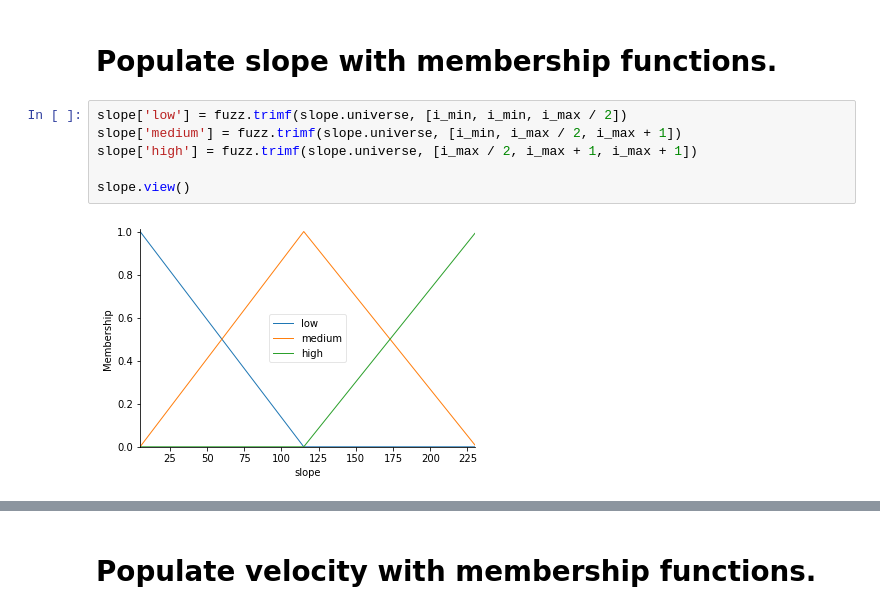
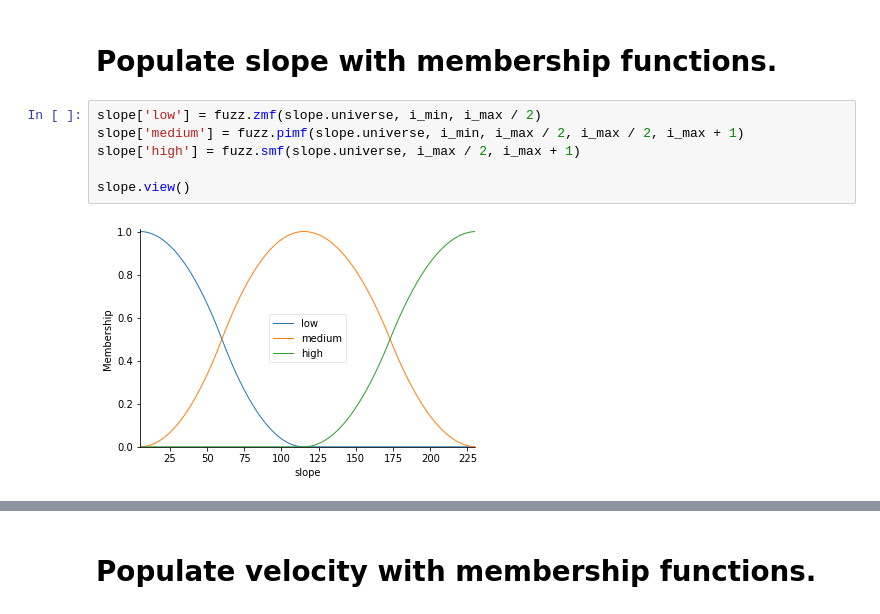
Before and after one commit to BuczynskiRafal/pipe_calculations, a Jupyter notebook: fizzy.ipynb, the cells around one changed output, grey strips where cells are left out. Drawn from its saved outputs; the diff is of its cells as text.

```diff
--- a/fizzy.ipynb
+++ b/fizzy.ipynb
@@ -195,12 +195,12 @@ diameter = ctrl.Consequent(np.arange(1, 101, 1), 'diameter')
 # %% [markdown]
 # Populate slope with membership functions.
 # %%
-slope['low'] = fuzz.trimf(slope.universe, [i_min, i_min, i_max / 2])
-slope['medium'] = fuzz.trimf(slope.universe, [i_min, i_max / 2, i_max + 1])
-slope['high'] = fuzz.trimf(slope.universe, [i_max / 2, i_max + 1, i_max + 1])
+slope['low'] = fuzz.zmf(slope.universe, i_min, i_max / 2)
+slope['medium'] = fuzz.pimf(slope.universe, i_min, i_max / 2, i_max / 2, i_max + 1)
+slope['high'] = fuzz.smf(slope.universe, i_max / 2, i_max + 1)
 
 slope.view()
 # %% [output]
-[figure, old version]
+[figure, new version]
 # %%
 for foo in dir(fuzz):
```
Also changed, not shown: parts of 12 cells of this notebook.
